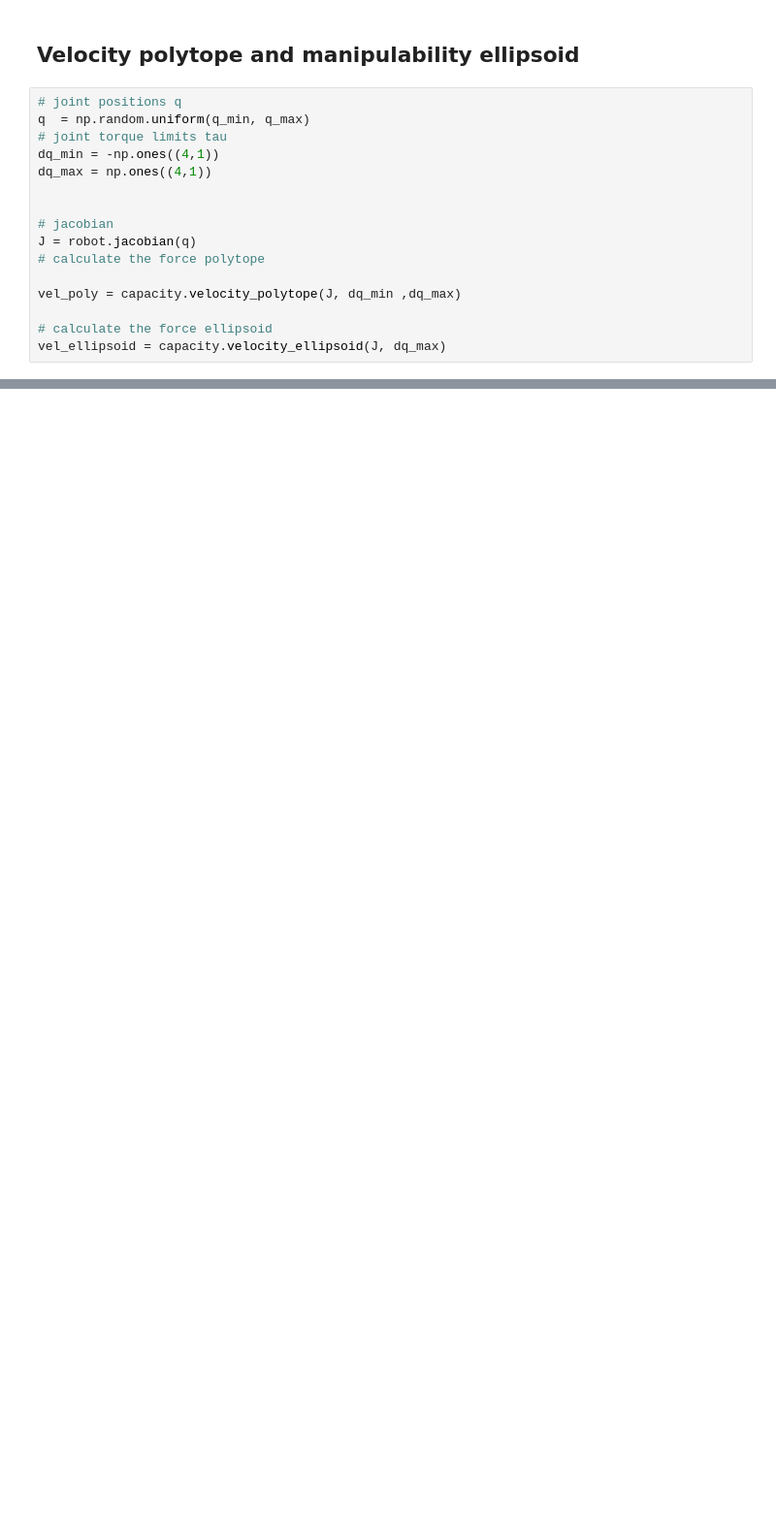
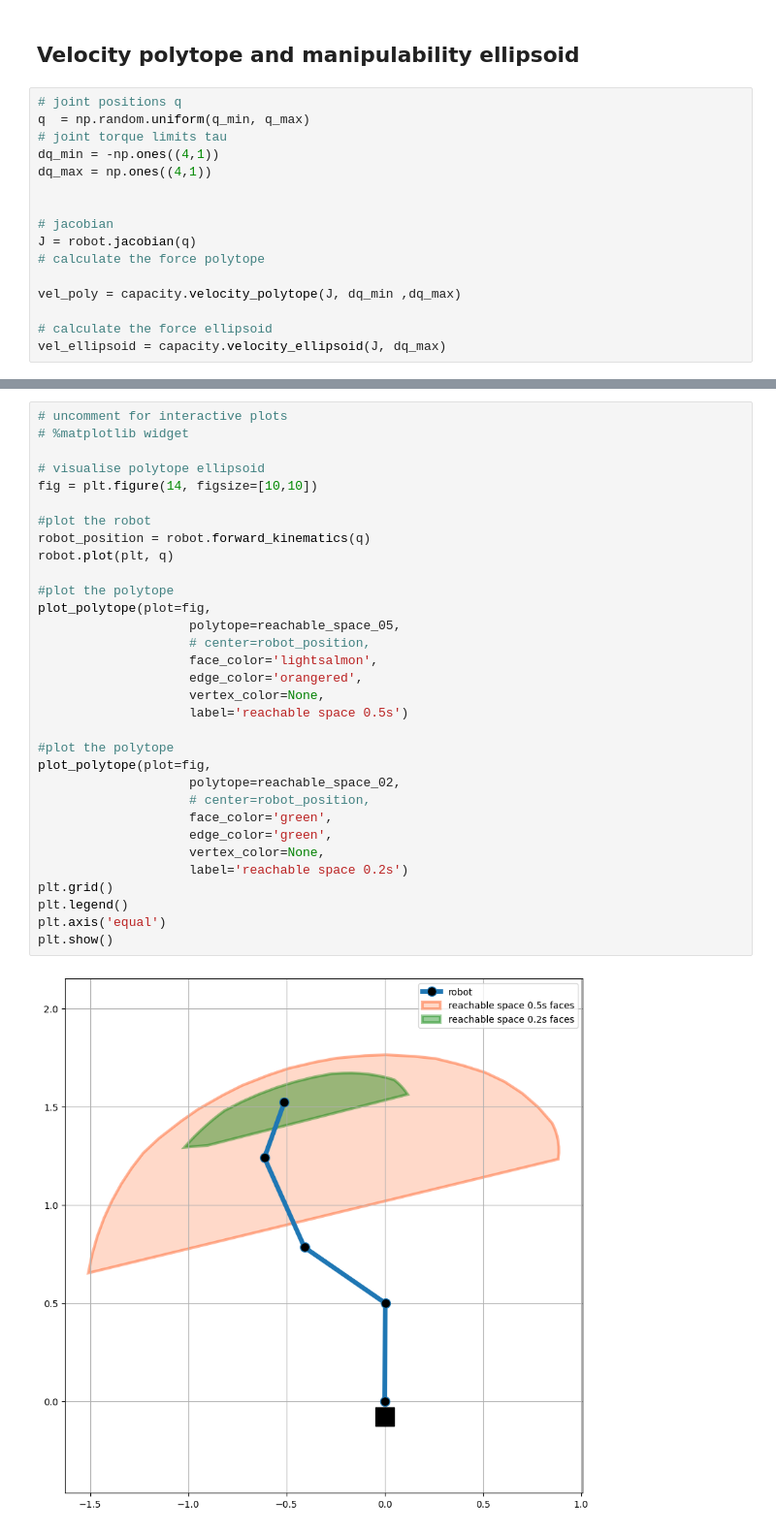
Before and after one commit to auctus-team/pycapacity, a Jupyter notebook: examples/notebooks/four_link.ipynb, the cells around one changed output, grey strips where cells are left out. Shown: that part at 97% size. Drawn from its saved outputs; the diff is of its cells as text; blank space fills up the shorter version.

Commit message:
added the first implementation of the reachable space

```diff
--- a/examples/notebooks/four_link.ipynb
+++ b/examples/notebooks/four_link.ipynb
@@ -287,0 +321,34 @@ Visual: no faces found, calculating faces
+# %%
+# uncomment for interactive plots
+# %matplotlib widget
+
+# visualise polytope ellipsoid
+fig = plt.figure(14, figsize=[10,10])
+
+#plot the robot
+robot_position = robot.forward_kinematics(q)
+robot.plot(plt, q)
+
+#plot the polytope
+plot_polytope(plot=fig,
+                    polytope=reachable_space_05,
+                    # center=robot_position,
+                    face_color='lightsalmon',
+                    edge_color='orangered',
+                    vertex_color=None,
+                    label='reachable space 0.5s')
+
+#plot the polytope
+plot_polytope(plot=fig,
+                    polytope=reachable_space_02,
+                    # center=robot_position,
+                    face_color='green',
+                    edge_color='green',
+                    vertex_color=None,
+                    label='reachable space 0.2s')
+plt.grid()
+plt.legend()
+plt.axis('equal')
+plt.show()
+# %% [output]
+[figure, added]
```
Also changed, not shown: parts of 10 cells of this notebook, 8 other files.
